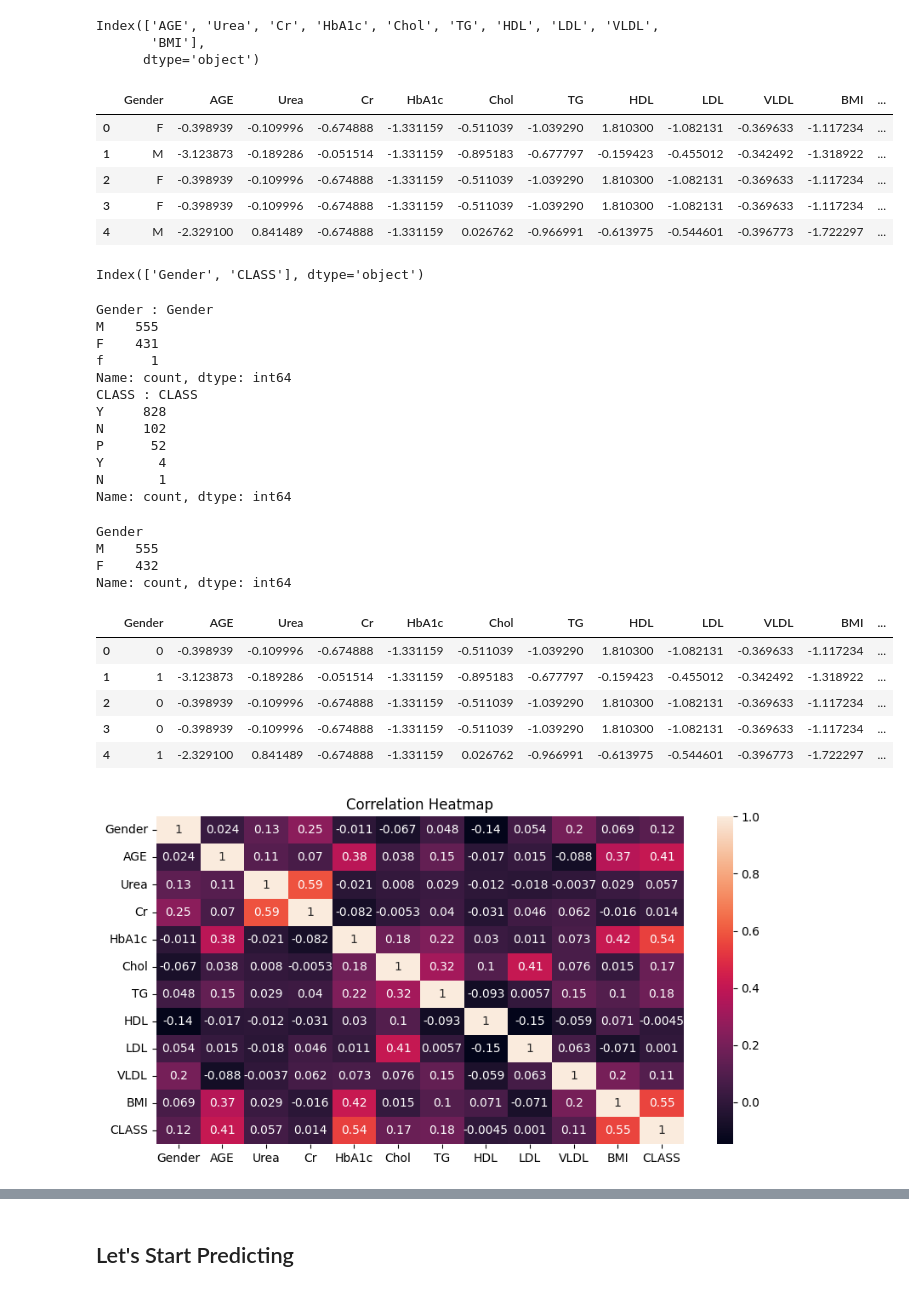
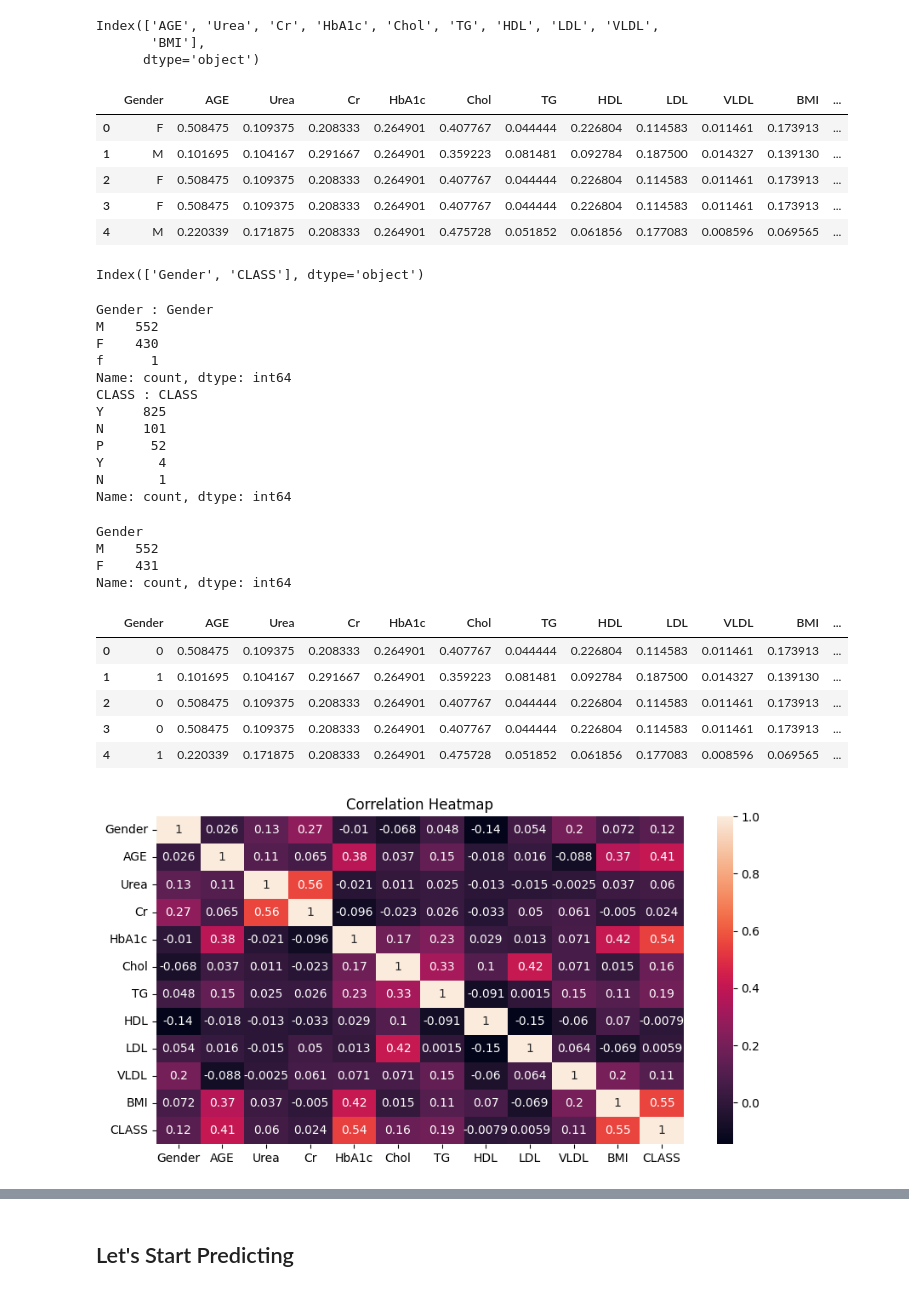
Before and after one commit to Mohamed-Ahmed-Esmat/Data-Mining-Project, a Jupyter notebook: diabetes_classification.ipynb, the cells around one changed output, grey strips where cells are left out. Cells and saved outputs as stored; diff of their text form; code cells hidden in the pictures.

```diff
--- a/diabetes_classification.ipynb
+++ b/diabetes_classification.ipynb
@@ -186,7 +187,7 @@ plt.show()
 [figure]
 # %%
 # Now we will remove the group of Cr values that are greater than 300
-df_edit = df_edit[df_edit['Cr'] <= 300]
+df_edit = df_edit[df_edit['Cr'] <= 200]
 # %%
 # Let's check the box plot of the Cr column
 plt.figure(figsize=(10, 5))
@@ -207,16 +208,16 @@ Index(['AGE', 'Urea', 'Cr', 'HbA1c', 'Chol', 'TG', 'HDL', 'LDL', 'VLDL',
        'BMI'],
       dtype='object')
 # %%
-scaler = StandardScaler()
+scaler = MinMaxScaler()
 df_edit[numeric_features] = scaler.fit_transform(df_edit[numeric_features])
 df_edit.head()
 # %% [output]
 |  | Gender | AGE | Urea | Cr | HbA1c | Chol | TG | HDL | LDL | VLDL | BMI | ... |
-| 0 | F | -0.398939 | -0.109996 | -0.674888 | -1.331159 | -0.511039 | -1.039290 | 1.810300 | -1.082131 | -0.369633 | -1.117234 | ... |
-| 1 | M | -3.123873 | -0.189286 | -0.051514 | -1.331159 | -0.895183 | -0.677797 | -0.159423 | -0.455012 | -0.342492 | -1.318922 | ... |
-| 2 | F | -0.398939 | -0.109996 | -0.674888 | -1.331159 | -0.511039 | -1.039290 | 1.810300 | -1.082131 | -0.369633 | -1.117234 | ... |
-| 3 | F | -0.398939 | -0.109996 | -0.674888 | -1.331159 | -0.511039 | -1.039290 | 1.810300 | -1.082131 | -0.369633 | -1.117234 | ... |
-| 4 | M | -2.329100 | 0.841489 | -0.674888 | -1.331159 | 0.026762 | -0.966991 | -0.613975 | -0.544601 | -0.396773 | -1.722297 | ... |
+| 0 | F | 0.508475 | 0.109375 | 0.208333 | 0.264901 | 0.407767 | 0.044444 | 0.226804 | 0.114583 | 0.011461 | 0.173913 | ... |
+| 1 | M | 0.101695 | 0.104167 | 0.291667 | 0.264901 | 0.359223 | 0.081481 | 0.092784 | 0.187500 | 0.014327 | 0.139130 | ... |
+| 2 | F | 0.508475 | 0.109375 | 0.208333 | 0.264901 | 0.407767 | 0.044444 | 0.226804 | 0.114583 | 0.011461 | 0.173913 | ... |
+| 3 | F | 0.508475 | 0.109375 | 0.208333 | 0.264901 | 0.407767 | 0.044444 | 0.226804 | 0.114583 | 0.011461 | 0.173913 | ... |
+| 4 | M | 0.220339 | 0.171875 | 0.208333 | 0.264901 | 0.475728 | 0.051852 | 0.061856 | 0.177083 | 0.008596 | 0.069565 | ... |
 # %%
 categorical_features = df_edit.select_dtypes(include=[object])
 categorical_features = categorical_features.columns
@@ -229,13 +230,13 @@ for col in categorical_features:
     print(f'{col} : {df_edit[col].value_counts()}')
 # %% [output]
 Gender : Gender
-M    555
-F    431
+M    552
+F    430
 f      1
 Name: count, dtype: int64
 CLASS : CLASS
-Y     828
-N     102
+Y     825
+N     101
 P      52
 Y       4
 N       1
@@ -247,8 +248,8 @@ df_edit['Gender'] = df_edit['Gender'].replace('f', 'F')
 print(df_edit['Gender'].value_counts())
 # %% [output]
 Gender
-M    555
-F    432
+M    552
+F    431
 Name: count, dtype: int64
 # %%
 # Now we will encode the categorical features
@@ -259,11 +260,11 @@ for col in categorical_features:
 df_edit.head()
 # %% [output]
 |  | Gender | AGE | Urea | Cr | HbA1c | Chol | TG | HDL | LDL | VLDL | BMI | ... |
-| 0 | 0 | -0.398939 | -0.109996 | -0.674888 | -1.331159 | -0.511039 | -1.039290 | 1.810300 | -1.082131 | -0.369633 | -1.117234 | ... |
-| 1 | 1 | -3.123873 | -0.189286 | -0.051514 | -1.331159 | -0.895183 | -0.677797 | -0.159423 | -0.455012 | -0.342492 | -1.318922 | ... |
-| 2 | 0 | -0.398939 | -0.109996 | -0.674888 | -1.331159 | -0.511039 | -1.039290 | 1.810300 | -1.082131 | -0.369633 | -1.117234 | ... |
-| 3 | 0 | -0.398939 | -0.109996 | -0.674888 | -1.331159 | -0.511039 | -1.039290 | 1.810300 | -1.082131 | -0.369633 | -1.117234 | ... |
-| 4 | 1 | -2.329100 | 0.841489 | -0.674888 | -1.331159 | 0.026762 | -0.966991 | -0.613975 | -0.544601 | -0.396773 | -1.722297 | ... |
+| 0 | 0 | 0.508475 | 0.109375 | 0.208333 | 0.264901 | 0.407767 | 0.044444 | 0.226804 | 0.114583 | 0.011461 | 0.173913 | ... |
+| 1 | 1 | 0.101695 | 0.104167 | 0.291667 | 0.264901 | 0.359223 | 0.081481 | 0.092784 | 0.187500 | 0.014327 | 0.139130 | ... |
+| 2 | 0 | 0.508475 | 0.109375 | 0.208333 | 0.264901 | 0.407767 | 0.044444 | 0.226804 | 0.114583 | 0.011461 | 0.173913 | ... |
+| 3 | 0 | 0.508475 | 0.109375 | 0.208333 | 0.264901 | 0.407767 | 0.044444 | 0.226804 | 0.114583 | 0.011461 | 0.173913 | ... |
+| 4 | 1 | 0.220339 | 0.171875 | 0.208333 | 0.264901 | 0.475728 | 0.051852 | 0.061856 | 0.177083 | 0.008596 | 0.069565 | ... |
 # %%
 # Let's check the correlation of the features
 plt.figure(figsize=(10, 5))
@@ -271,4 +272,4 @@ sns.heatmap(df_edit.corr(), annot=True)
 plt.title('Correlation Heatmap')
 plt.show()
 # %% [output]
-[figure, old version]
+[figure, new version]
```
Also changed, not shown: parts of 51 cells of this notebook.
